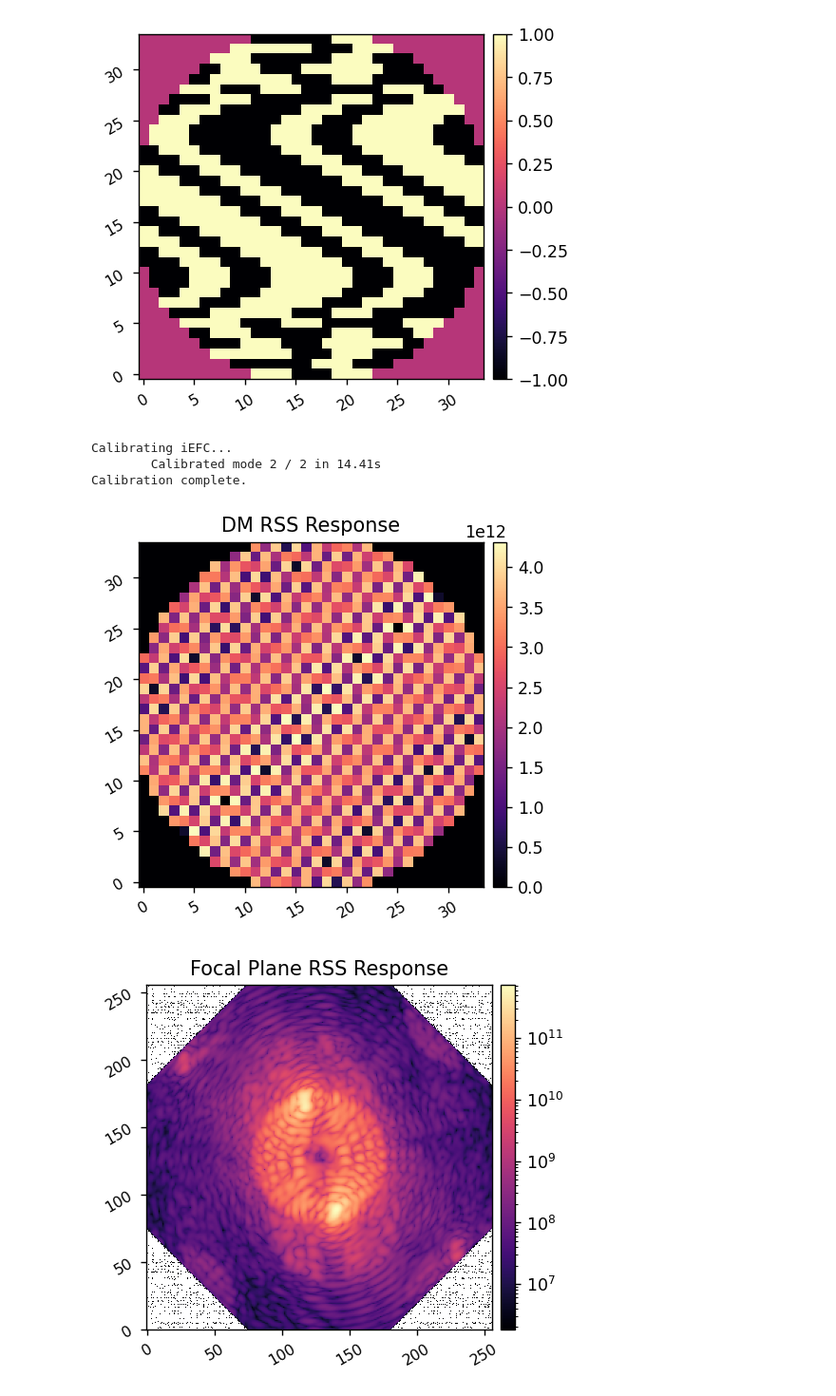
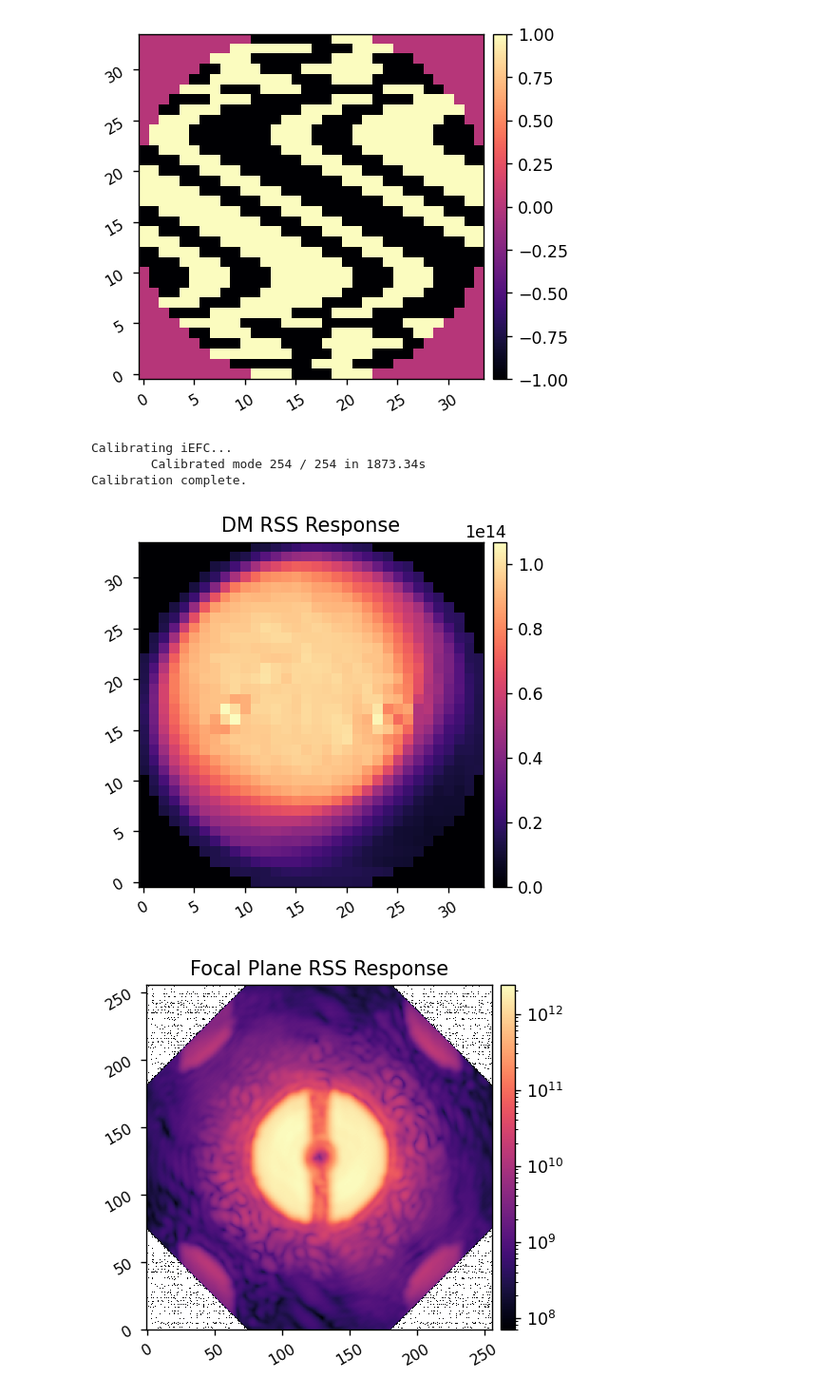
Before and after one commit to uasal/scoob-psf, a Jupyter notebook: example-notebooks/scoobpsf_bbiefc_demo.ipynb, the cells around one changed output. Shown at 95% size. Drawn from its saved outputs; the diff is of its cells as text; code cells hidden in the pictures.

```diff
--- a/example-notebooks/scoobpsf_bbiefc_demo.ipynb
+++ b/example-notebooks/scoobpsf_bbiefc_demo.ipynb
@@ -149,19 +151,19 @@ imshow1(calib_modes[i].reshape(model.Nact, model.Nact))
 # %%
 reload(lina.iefc)
 
 model.reset_dm()
 
 response_matrix, response_cube = lina.iefc.calibrate(model,
                                                      control_mask,
                                                      probe_amp, probe_modes,
-                                                     calib_amp, calib_modes[:2],
+                                                     calib_amp, calib_modes,
                                                      return_all=True,
                                                      plot_sum=True)
 # %% [output]
 Calibrating iEFC...
-        Calibrated mode 2 / 2 in 14.41s
+        Calibrated mode 254 / 254 in 1873.34s
 Calibration complete.
-[figure, old version]
+[figure, new version]
-[figure, old version]
+[figure, new version]
 # %%
 control_matrix = lina.utils.WeightedLeastSquares(response_matrix, weight_map, nprobes=probe_modes.shape[0], rcond=1e-3)
```
Also changed, not shown: parts of 7 cells of this notebook.
